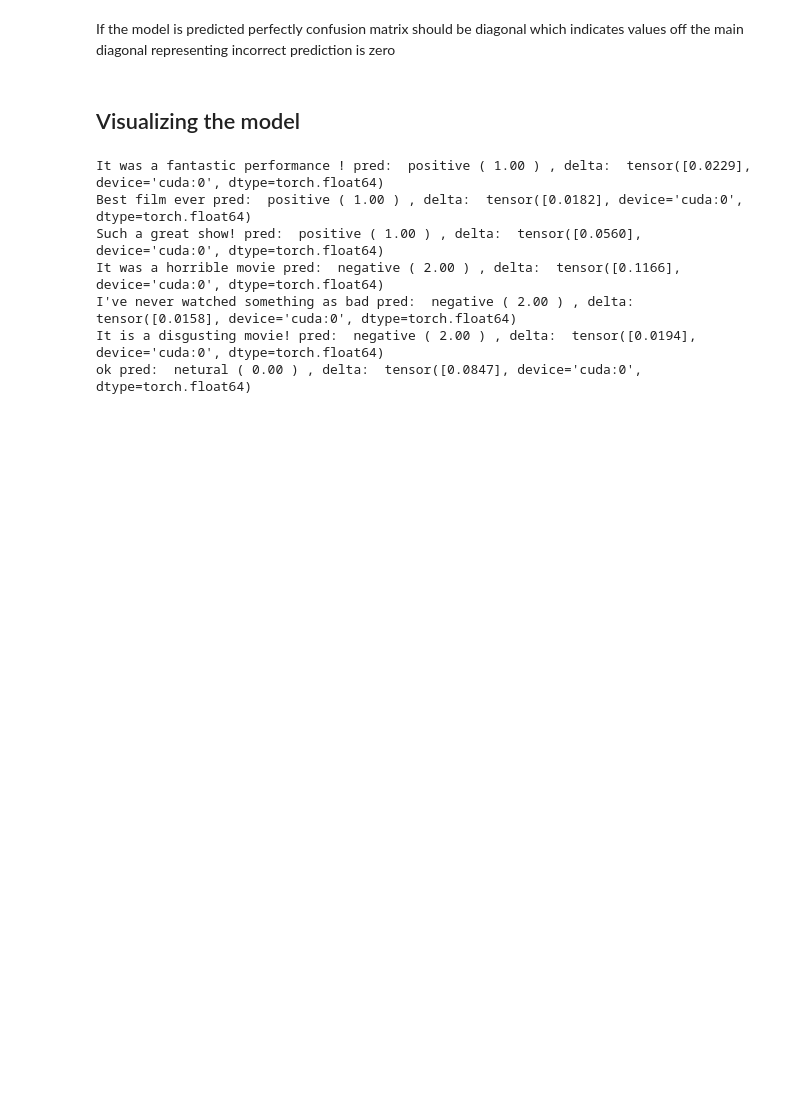
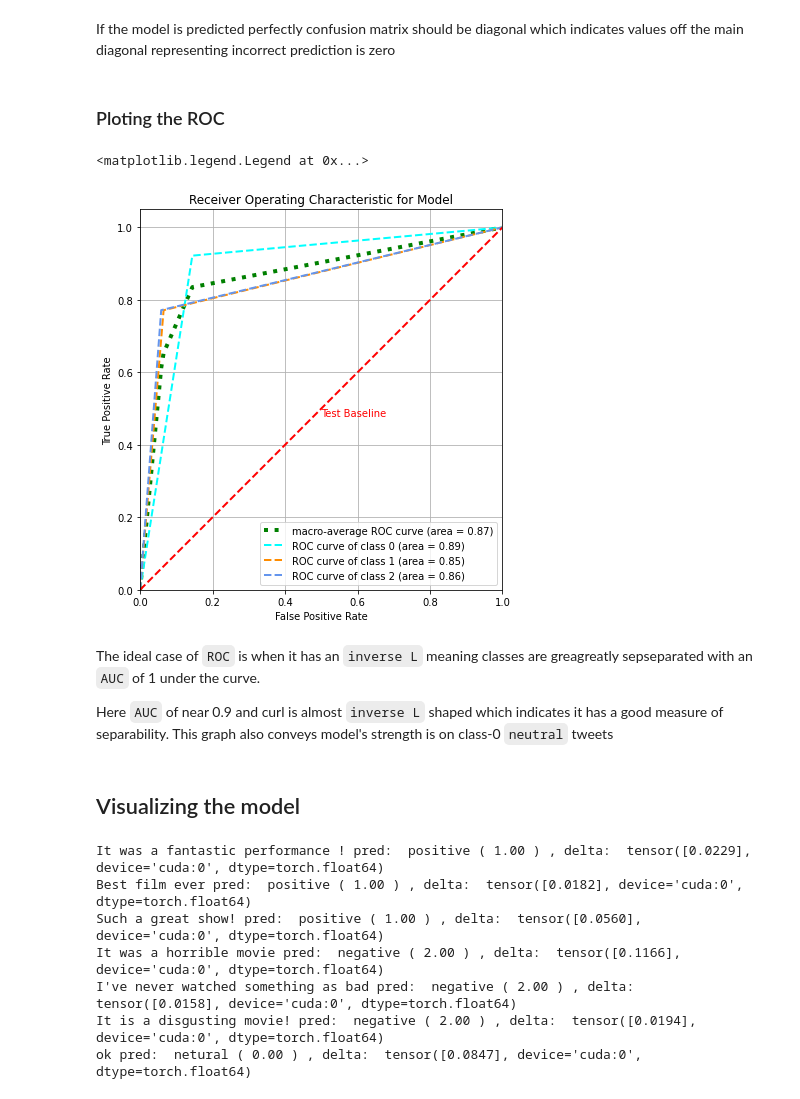
Before and after one commit to alimoezzi/deepLearningRecipes, a Jupyter notebook: pytorch_twitter_sentiment_analysis.ipynb, the cells around one changed output. Cells and saved outputs as stored; diff of their text form; code cells hidden in the pictures; blank space fills up the shorter version.

Commit message:
measure model separability using roc

```diff
--- a/pytorch_twitter_sentiment_analysis.ipynb
+++ b/pytorch_twitter_sentiment_analysis.ipynb
@@ -639,2 +646,4 @@ Test Loss: 0.505 | Test Acc: 82.19%
 # %% [markdown]
 If the model is predicted perfectly confusion matrix should be diagonal which indicates values off the main diagonal representing incorrect prediction is zero
+# %% [markdown]
+### Ploting the ROC
@@ -641,3 +696,13 @@ If the model is predicted perfectly confusion matrix should be diagonal which in
+# %%
+plot_roc("Test Baseline", report_label_test, report_pred_test, linestyle='--')
+plt.legend(loc="lower right")
+# %% [output]
+<matplotlib.legend.Legend at 0x...>
+[figure, added]
+# %% [markdown]
+The ideal case of `ROC` is when it has an `inverse L` meaning classes are greagreatly sepseparated with an `AUC` of 1 under the curve.
+
+Here `AUC` of near 0.9 and curl is almost `inverse L` shaped which indicates it has a good measure of separability. This graph also conveys model's strength is on class-0 `neutral` tweets
 # %% [markdown]
 ## Visualizing the model
 # %%
```
Also changed, not shown: parts of 4 cells of this notebook.
